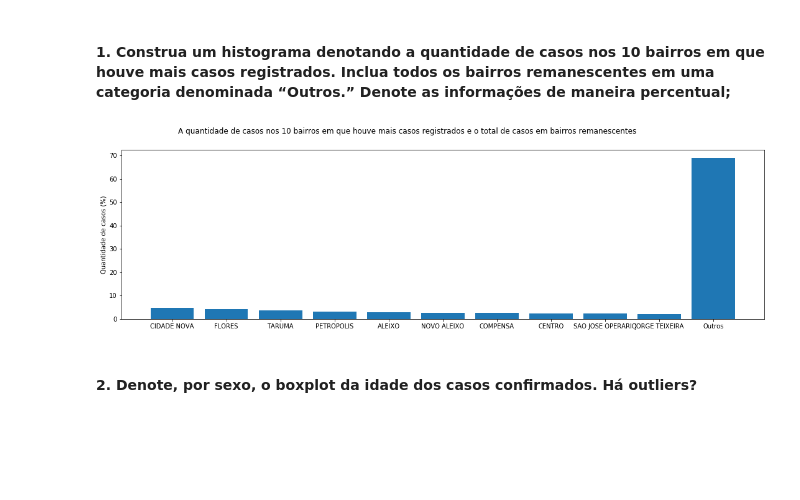
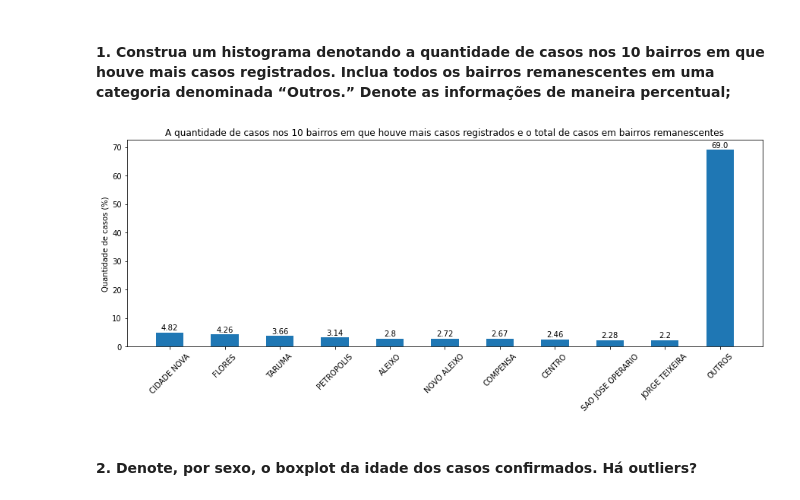
Before and after one commit to erikatilio/RNA-PP1, a Jupyter notebook: Visualização de Dados.ipynb, the cells around one changed output. Drawn from its saved outputs; the diff is of its cells as text; code cells hidden in the pictures; blank space fills up the shorter version.

```diff
--- a/Visualização de Dados.ipynb
+++ b/Visualização de Dados.ipynb
@@ -16,32 +16,38 @@ import matplotlib.pyplot as plt
 # %%
 neighborhoods = df[df['_classificacao'].isin(['Confirmado'])].groupby(by='_bairro').size().sort_values(ascending=False).head(10)
 others = df[df['_classificacao'].isin(['Confirmado'])].groupby(by='_bairro').size().sort_values(ascending=True).head(403).sum()
 
 names = [neighborhood for neighborhood in neighborhoods.index]
-names.append('Outros')
-values = [(neighborhood/6145)*100 for neighborhood in neighborhoods]
-values.append((others/6145)*100)
+names.append('OUTROS')
+values = [round((neighborhood/6145)*100, 2) for neighborhood in neighborhoods]
+values.append(round((others/6145)*100, 2))
 
-plt.figure(figsize=(63, 5))
-plt.suptitle('A quantidade de casos nos 10 bairros em que houve mais casos registrados e o total de casos em bairros remanescentes')
-plt.subplot(132)
-plt.ylabel('Quantidade de casos (%)')
-plt.bar(names, values)
+x = np.arange(len(names))
+width = 0.5
+
+fig, ax = plt.subplots(figsize=(15,5))
+rects = ax.bar(x - width/2, values, width, align= 'edge')
+
+ax.set_ylabel('Quantidade de casos (%)')
+ax.set_title("A quantidade de casos nos 10 bairros em que houve mais casos registrados e o total de casos em bairros remanescentes")
+ax.set_xticks(x)
+plt.xticks(rotation=45)
+ax.set_xticklabels(names)
 
 def autolabel(rects):
     for rect in rects:
         height = rect.get_height()
         ax.annotate('{}'.format(height),
                     xy=(rect.get_x() + rect.get_width() / 2, height),
                     xytext=(0, 1.5),
                     textcoords="offset points",
                     ha='center', va='bottom')
 
 
 autolabel(rects)
 plt.show()
 # %% [output]
-[figure, old version]
+[figure, new version]
 # %% [markdown]
 #### 2. Denote, por sexo, o boxplot da idade dos casos confirmados. Há outliers?
 # %%
```
Also changed, not shown: parts of 4 cells of this notebook, 1 other file.
